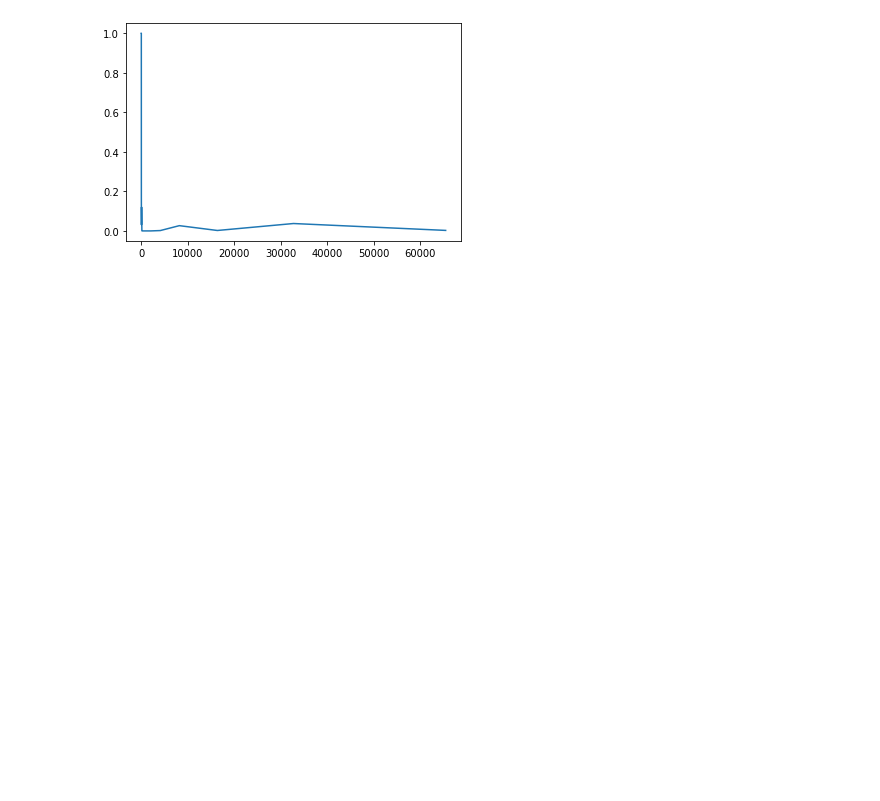
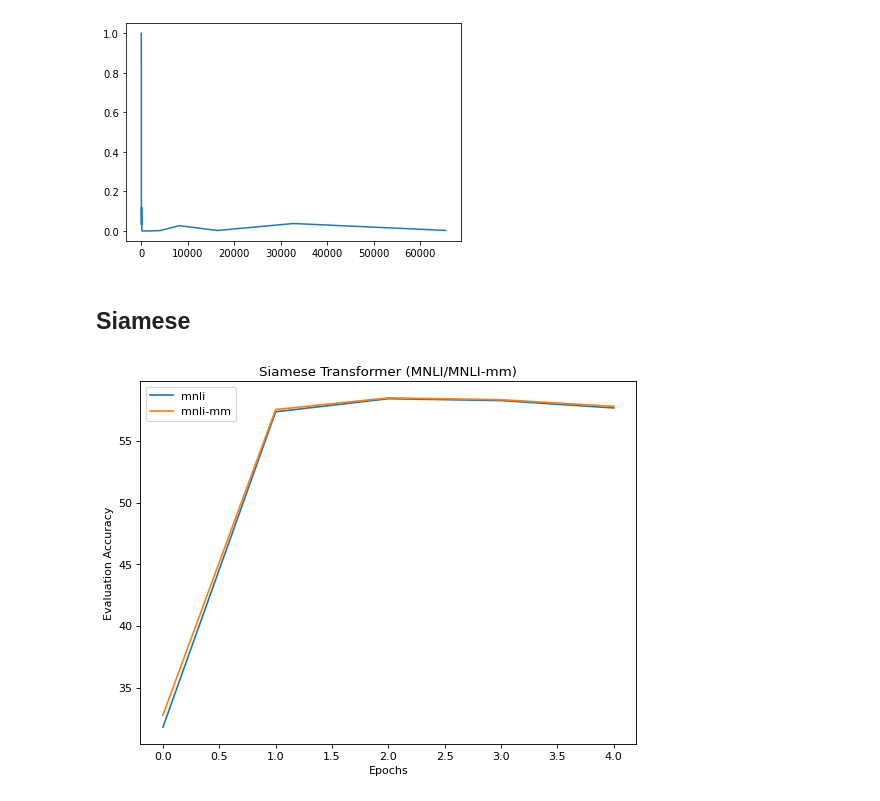
Before and after one commit to prajjwal1/generalize_lm_nli, a Jupyter notebook: nbs/graph_plots.ipynb, the cells around one changed output. Cells and saved outputs as stored; diff of their text form; code cells hidden in the pictures; blank space fills up the shorter version.

```diff
--- a/nbs/graph_plots.ipynb
+++ b/nbs/graph_plots.ipynb
@@ -684,3 +684,36 @@ plt.plot(x, non_ent_lo)
 # %% [output]
 [<matplotlib.lines.Line2D at 0x...>]
 [figure]
+# %% [markdown]
+## Siamese
+# %%
+mnli = [31.788, 57.36, 58.42, 58.27, 57.67]
+mnli_mm = [32.78, 57.54, 58.49, 58.34, 57.8]
+
+hans_lo_ent = np.array([0.00, 63.36, 62.48, 58.34, 56.9])
+hans_sub_ent = np.array([0.00, 72.42, 70.76, 67.52, 66.1])
+hans_cons_ent = np.array([0.00, 68.92, 69.14, 66.46, 64.2])
+
+hans_lo_non_ent = np.array([99.96, 37.3, 37.58, 41.5, 42.84])
+hans_sub_non_ent = np.array([99.92, 38.74, 38.96, 40.4, 40.4])
+hans_cons_non_ent = np.array([99.88, 31.24, 30.9, 33.3, 34.88])
+
+
+hans_lo_avg = (hans_lo_ent + hans_lo_non_ent)/2
+hans_sub_avg = (hans_sub_ent+hans_sub_non_ent)/2
+hans_cons_avg = (hans_cons_ent+hans_cons_non_ent)/2
+
+x = [0, 1, 2, 3, 4]
+# %%
+plt.figure(num=None, figsize=(8, 6), dpi=80, facecolor='w', edgecolor='k')
+plt.plot(x, mnli, label='mnli')
+plt.plot(x, mnli_mm, label='mnli-mm')
+
+plt.xlabel('Epochs')
+plt.ylabel('Evaluation Accuracy')
+plt.legend()
+plt.title('Siamese Transformer (MNLI/MNLI-mm)')
+#plt.savefig('/home/nlp/transformers-importance-sampling/figs/512_centroids_epoch_acc.png')
+plt.show()
+# %% [output]
+[figure, added]
```
Also changed, not shown: parts of 3 cells of this notebook, 9 other files.
